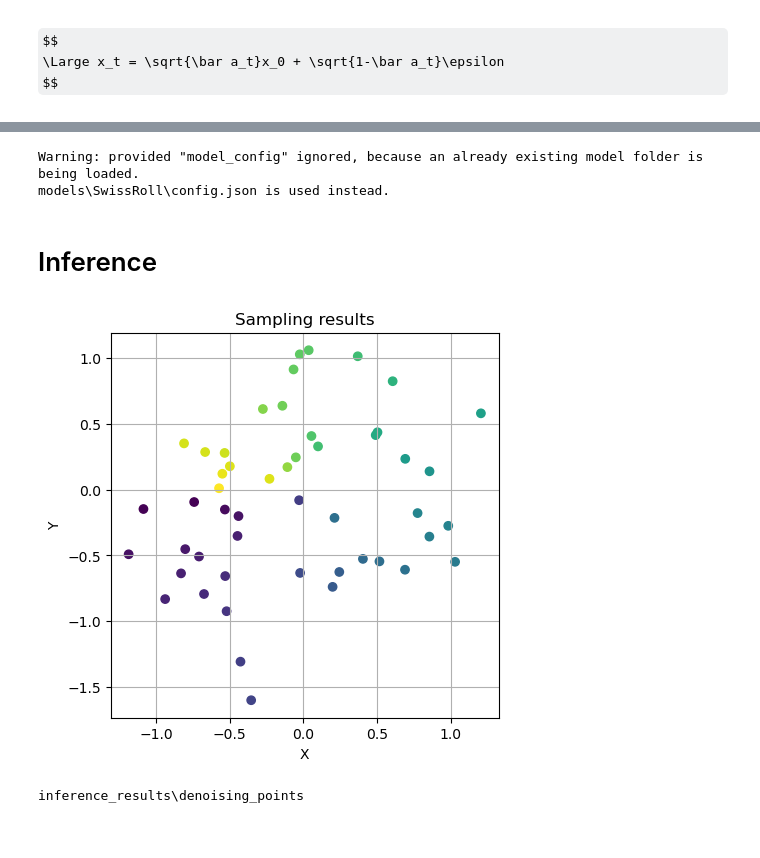
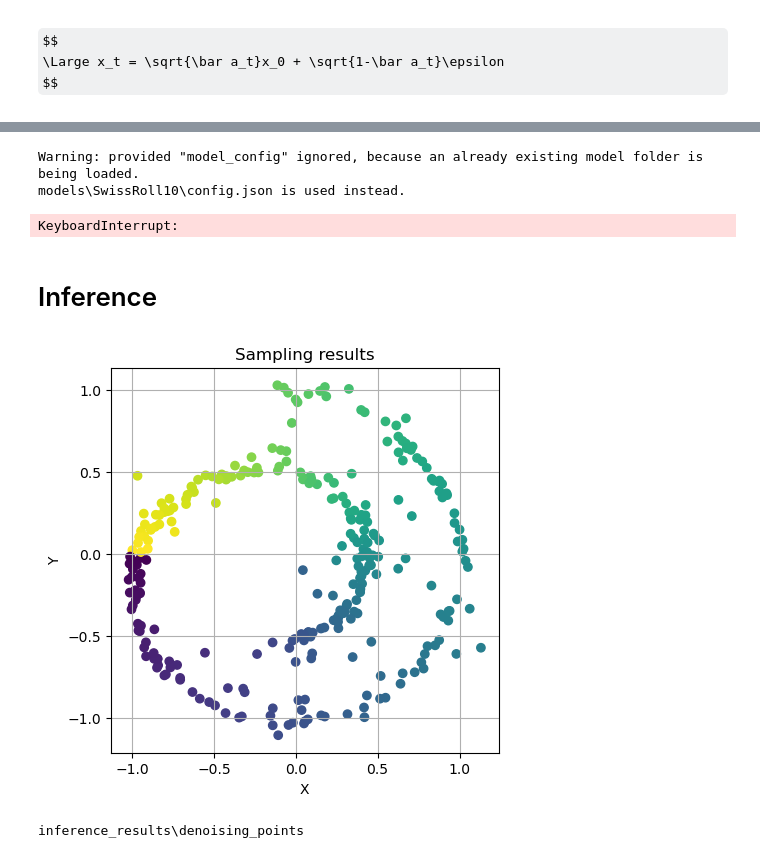
Before and after one commit to Grazvy/Diffusion_Models_demonstration, a Jupyter notebook: DDPM.ipynb, the cells around one changed output, grey strips where cells are left out. Drawn from its saved outputs; the diff is of its cells as text; code cells hidden in the pictures; some formulas as TeX source.

Commit message:
fixed data shape for new model

```diff
--- a/DDPM.ipynb
+++ b/DDPM.ipynb
@@ -31,7 +30,8 @@ TrainingConfig = {
     'INFERENCE_TYPE' : InferType.NONE,
     'TIMESTEPS' : 40, # Define number of diffusion timesteps
     'NUM_EPOCHS' : 200,
-    'BATCH_SIZE' : 64,
+    'BATCH_SIZE' : 512,
+    'CHECKPOINT_PERIOD' : 50, #20
     'LR' : 2e-4,
     'NUM_WORKERS' : 0 # does not work for windows
 }
@@ -39,7 +39,7 @@ TrainingConfig = {
 #todo replace with UNetConfig
 ModelConfig = {
     #'IMG_SHAPE' : (1, 32, 32) if BaseConfig['DATASET'] == "MNIST" else (3, 32, 32),
-    'IMG_SHAPE' : (1, 1, 2),
+    'IMG_SHAPE' : 2,
     'BASE_CH' : 64,  # 64, 128, 256, 256
     #'BASE_CH_MULT' : (1, 2, 4, 8) if BaseConfig['DATASET'] == "MNIST" else (1, 2, 4, 4) ,
     'BASE_CH_MULT' : (1, 2, 4, 8),
@@ -104,7 +120,7 @@ def forward_diffusion(sd: SimpleDiffusion, x0: torch.Tensor, timesteps: torch.Te
 # %%
 # Algorithm 1: Training
 
-def train_one_epoch(model, sd, loader, optimizer, scaler, loss_fn, epoch=800,
+def train_one_epoch(model, constants, loader, optimizer, scaler, loss_fn, epoch=800,
                    base_config=BaseConfig, training_config=TrainingConfig):
 
     loss_record = MeanMetric()
@@ -116,7 +132,7 @@ def train_one_epoch(model, sd, loader, optimizer, scaler, loss_fn, epoch=800,
         for x0s, _ in loader:
             tq.update(1)
             ts = torch.randint(low=1, high=training_config['TIMESTEPS'], size=(x0s.shape[0],), device=base_config['DEVICE'])
-            xts, gt_noise = forward_diffusion(sd, x0s, ts)
+            xts, gt_noise = forward_diffusion(constants, x0s, ts)
 
             with amp.autocast():
                 pred_noise = model(xts, ts)
@@ -183,23 +201,13 @@ def generate_samples(model, sd, inference_logger, timesteps=1000, img_shape=(3,
 # %%
 #m = ModelManager(model_name="MNIST_DDPM", model_config=ModelConfig, checkpoint_name=None, type="UNET")
 #todo remove model_config
-m = ModelManager(model_name="SwissRoll", model_config={}, checkpoint_name=None, type="FCNN")
+m = ModelManager(model_name="SwissRoll10", model_config={}, checkpoint_name=None, type="FCNN")
 model = m.get_model()
 model.to(BaseConfig['DEVICE'])
 
 optimizer = torch.optim.AdamW(model.parameters(), lr=TrainingConfig['LR'])
 loss_fn = nn.MSELoss()
 scaler = amp.GradScaler()
-
-dataloader = get_dataloader(dataset_name=BaseConfig['DATASET'],
-                            batch_size=TrainingConfig['BATCH_SIZE'],
-                            num_workers=TrainingConfig['NUM_WORKERS'],
-                            device=BaseConfig['DEVICE'])
-
-sd = SimpleDiffusion(
-    num_diffusion_timesteps = TrainingConfig['TIMESTEPS'],
-    device                  = BaseConfig['DEVICE'],
-)
 # %% [output]
 Warning: provided "model_config" ignored, because an already existing model folder is being loaded.
-models\SwissRoll\config.json is used instead.
+models\SwissRoll10\config.json is used instead.
@@ -206,17 +216,30 @@ models\SwissRoll\config.json is used instead.
 # %%
+dataloader = get_dataloader(dataset_name=BaseConfig['DATASET'],
+                            batch_size=TrainingConfig['BATCH_SIZE'],
+                            num_workers=TrainingConfig['NUM_WORKERS'],
+                            device=BaseConfig['DEVICE'])
+
+constants = VarianceScheduleHelper(
+    num_diffusion_timesteps = TrainingConfig['TIMESTEPS'],
+    device                  = BaseConfig['DEVICE'],
+    custom_data=True
+)
+
+
 for epoch in range(1, TrainingConfig['NUM_EPOCHS'] + 1):
     torch.cuda.empty_cache()
     gc.collect()
 
     # Algorithm 1: Training
-    train_one_epoch(model, sd, dataloader, optimizer, scaler, loss_fn, epoch=epoch)
+    train_one_epoch(model, constants, dataloader, optimizer, scaler, loss_fn,
+                    epoch=epoch, base_config=BaseConfig, training_config=TrainingConfig)
 
-    if epoch % 20 == 0:
+    if epoch % TrainingConfig['CHECKPOINT_PERIOD'] == 0:
 
         if TrainingConfig['INFERENCE_TYPE'] != InferType.NONE:
             # Algorithm 2: Sampling
             generate_samples(
-                model, sd,
+                model, constants,
                 timesteps=TrainingConfig['TIMESTEPS'],
                 num_images=TrainingConfig['SAMPLES_AMOUNT'],
                 inference_logger= InferenceLogger(
@@ -227,24 +250,26 @@ for epoch in range(1, TrainingConfig['NUM_EPOCHS'] + 1):
             )
 
         m.update_checkpoint(optimizer, scaler, model)
+# %% [output]
+KeyboardInterrupt:
 # %% [markdown]
 # Inference
 # %%
 # swiss roll
 os.makedirs("inference_results", exist_ok=True)
 filename = "denoising_points"
 save_path = os.path.join("inference_results", filename)
 
 generate_samples(
     model,
-    sd,
-    num_images=50,
+    constants,
+    num_images=300,
     inference_logger=InferenceLogger(InferType.POINT, save_path),
     timesteps=40,
     img_shape=ModelConfig['IMG_SHAPE'],
     device=BaseConfig['DEVICE'],
 )
 print(save_path)
 # %% [output]
-[figure, old version]
+[figure, new version]
 inference_results\denoising_points
```
Also changed, not shown: parts of 10 cells of this notebook, 2 other files.
